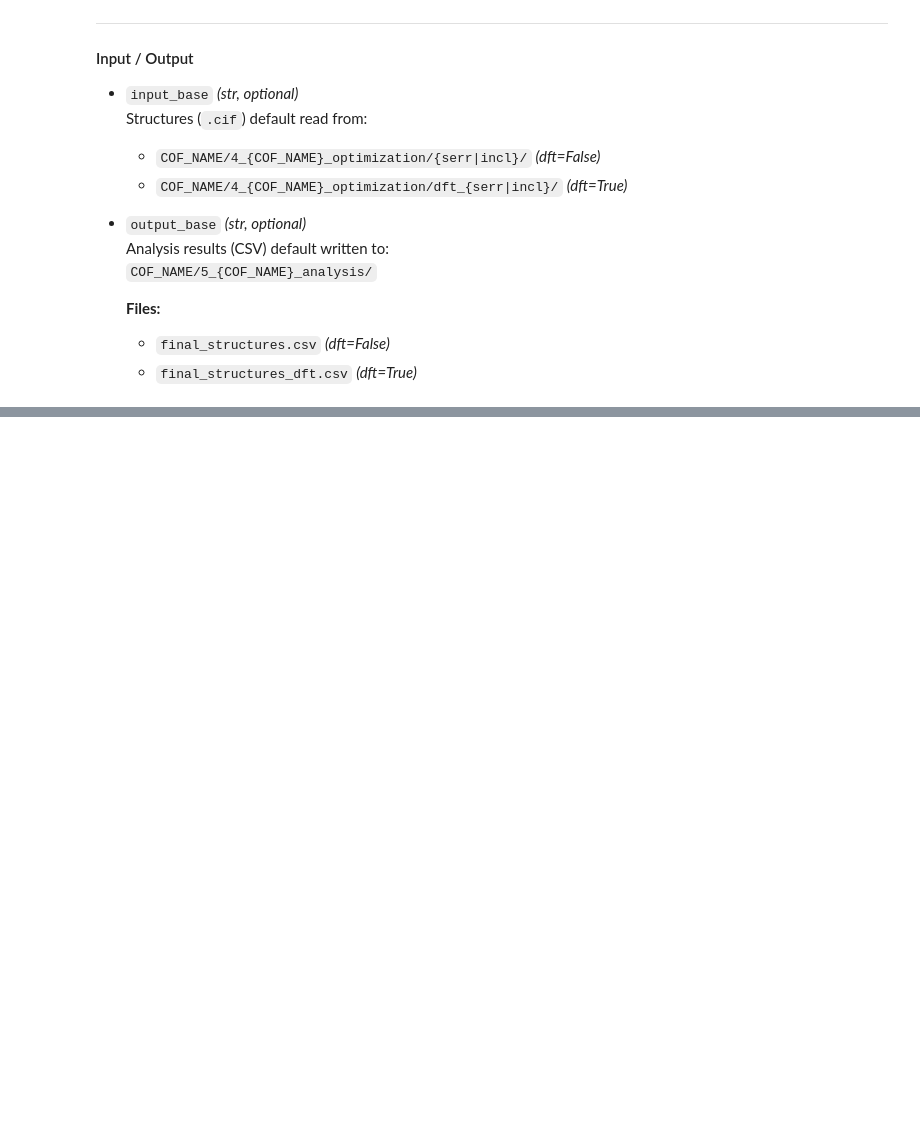
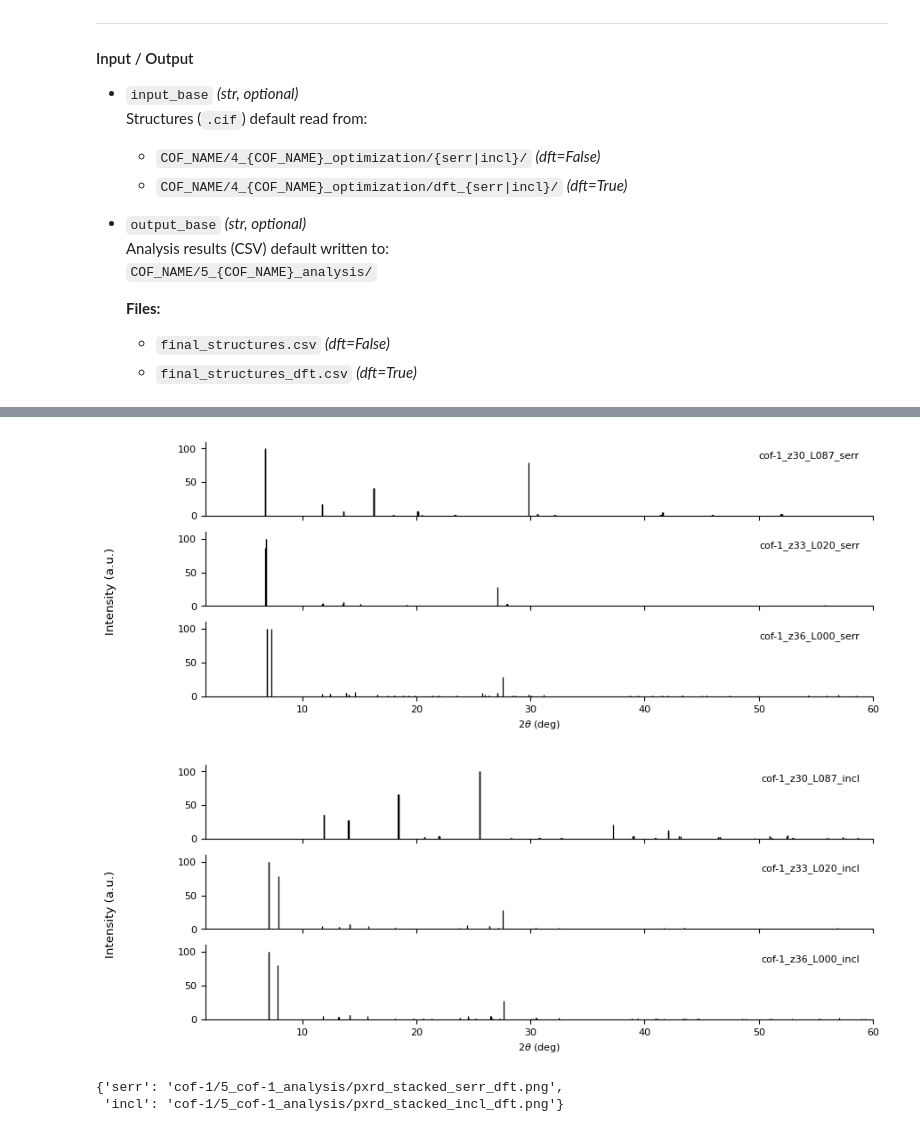
Before and after one commit to GregorLauter/COF-Landscaper, a Jupyter notebook: examples/COF-1/0_all/cof-landscaper.ipynb, the cells around one changed output, grey strips where cells are left out. Saved outputs shown, nothing was run; the diff lists cells and outputs as text; code cells hidden in the pictures; blank space fills up the shorter version.

```diff
--- a/examples/COF-1/0_all/cof-landscaper.ipynb
+++ b/examples/COF-1/0_all/cof-landscaper.ipynb
@@ -854,0 +977,18 @@ pxrd.plot(
+# %%
+# Plot: Configurable
+
+pxrd = cl.Pxrd()
+pxrd.plot(
+    cof_name=COF_NAME,
+    mode=MODE,
+    dft=True,
+    xy_folder=f"{COF_NAME}/5_{COF_NAME}_analysis/pxrd_xy_dft",
+    output_folder=f"{COF_NAME}/5_{COF_NAME}_analysis",
+    xlim=(1.5, 60.0),
+    show=True,
+)
+# %% [output]
+[figure, added]
+[figure, added]
+{'serr': 'cof-1/5_cof-1_analysis/pxrd_stacked_serr_dft.png',
+ 'incl': 'cof-1/5_cof-1_analysis/pxrd_stacked_incl_dft.png'}
```
Also changed, not shown: parts of 24 cells of this notebook, 32 other files.
